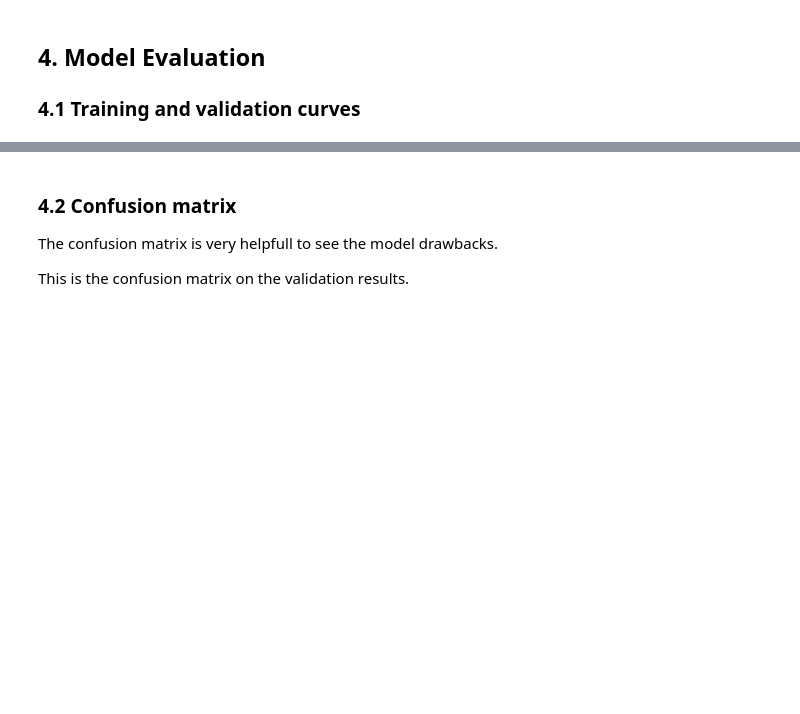
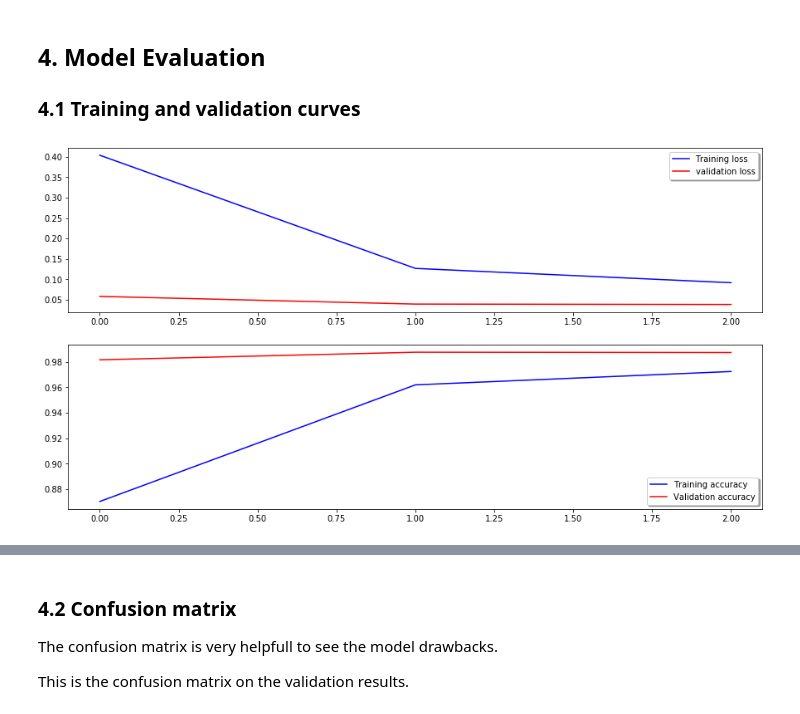
Before and after one commit to jgdelrio/tutorials, a Jupyter notebook: ComputerVision/03_Computer_Vision_Image_Classification.ipynb, the cells around one changed output, grey strips where cells are left out. Cells and saved outputs as stored; diff of their text form; code cells hidden in the pictures; blank space fills up the shorter version.

```diff
--- a/ComputerVision/03_Computer_Vision_Image_Classification.ipynb
+++ b/ComputerVision/03_Computer_Vision_Image_Classification.ipynb
@@ -355,7 +358,7 @@ learning_rate_reduction = ReduceLROnPlateau(monitor='val_acc',
                                             factor=0.5,
                                             min_lr=0.00001)
 # %%
-epochs = 1 # Turn epochs to 30 to get 0.9967 accuracy
+epochs = 3            # Turn epochs to 30 to get 0.9952 accuracy
 batch_size = 86
 # %% [markdown]
 ### 3.3 Data augmentation
@@ -380,4 +383,5 @@ This way we can triple or more the number of training examples and create a very
 # %%
+# %%time
 # Without data augmentation
-trained_model_no_aug = model.fit(X_tr, Y_tr, batch_size=batch_size, epochs=epochs,
-                                 validation_data=(X_val, Y_val), verbose=2)
+# trained_model_no_aug = model.fit(X_tr, Y_tr, batch_size=batch_size, epochs=epochs,
+#                                  validation_data=(X_val, Y_val), verbose=2)
@@ -396,7 +402,7 @@ datagen = ImageDataGenerator(
     horizontal_flip=False,                # randomly flip images
     vertical_flip=False)                  # randomly flip images
 
-datagen.fit(X_tra)
+datagen.fit(X_tr)
 # %% [markdown]
 For the data augmentation:
 
@@ -408,6 +416,7 @@ For the data augmentation:
 # %%
+%%time
 # Fit the model
-history = model.fit_generator(datagen.flow(X_tr,Y_tr, batch_size=batch_size),
+history = model.fit_generator(datagen.flow(X_tr, Y_tr, batch_size=batch_size),
                               epochs=epochs, validation_data=(X_val, Y_val),
-                              verbose=2, steps_per_epoch=X_train.shape[0] // batch_size,
+                              verbose=2, steps_per_epoch=X_tr.shape[0] // batch_size,
                               callbacks=[learning_rate_reduction])
@@ -417,11 +435,15 @@ history = model.fit_generator(datagen.flow(X_tr,Y_tr, batch_size=batch_size),
 # %%
 # Plot the loss and accuracy curves for training and validation
 fig, ax = plt.subplots(2,1)
 ax[0].plot(history.history['loss'], color='b', label="Training loss")
 ax[0].plot(history.history['val_loss'], color='r', label="validation loss",axes =ax[0])
 legend = ax[0].legend(loc='best', shadow=True)
 
-ax[1].plot(history.history['acc'], color='b', label="Training accuracy")
-ax[1].plot(history.history['val_acc'], color='r',label="Validation accuracy")
+ax[1].plot(history.history['accuracy'], color='b', label="Training accuracy")
+ax[1].plot(history.history['val_accuracy'], color='r',label="Validation accuracy")
 legend = ax[1].legend(loc='best', shadow=True)
+fig.set_figheight(8)
+fig.set_figwidth(15)
+# %% [output]
+[figure, added]
 # %% [markdown]
```
Also changed, not shown: parts of 20 cells of this notebook, 14 other files.
